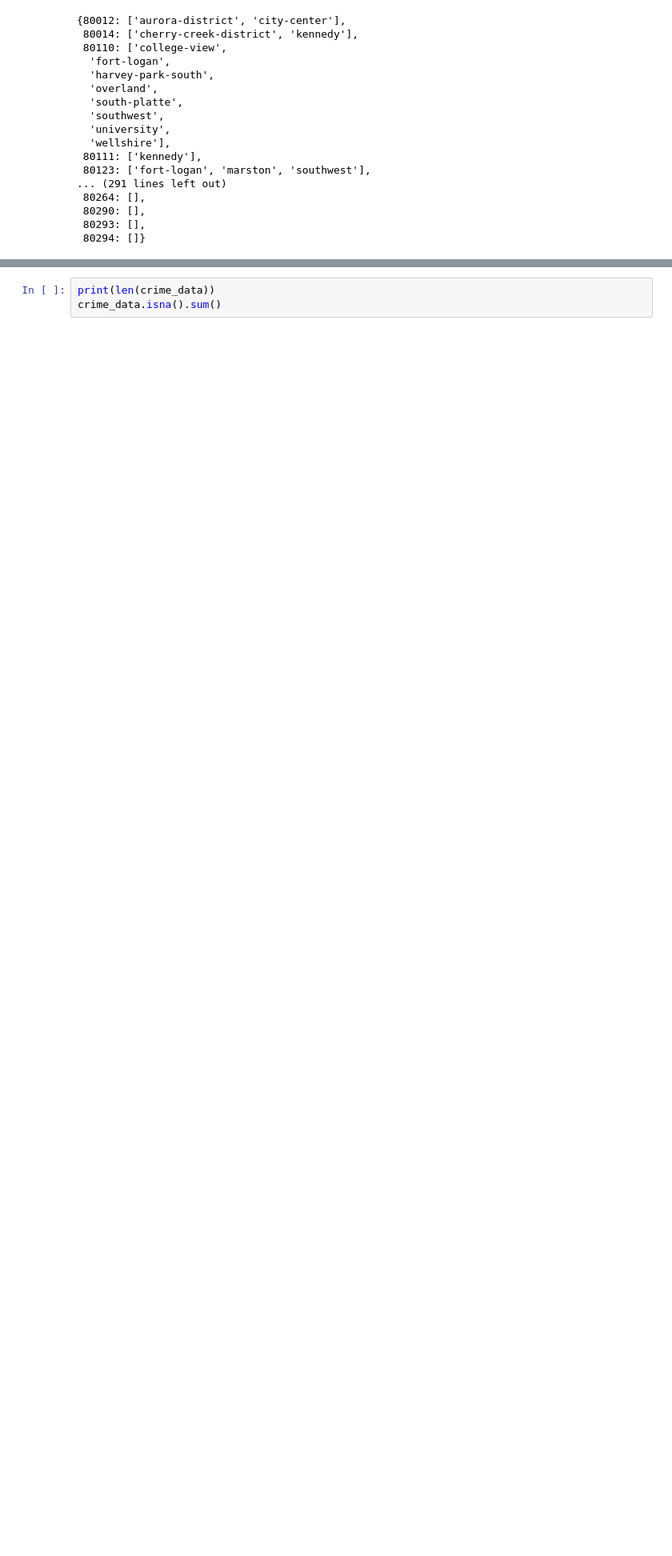
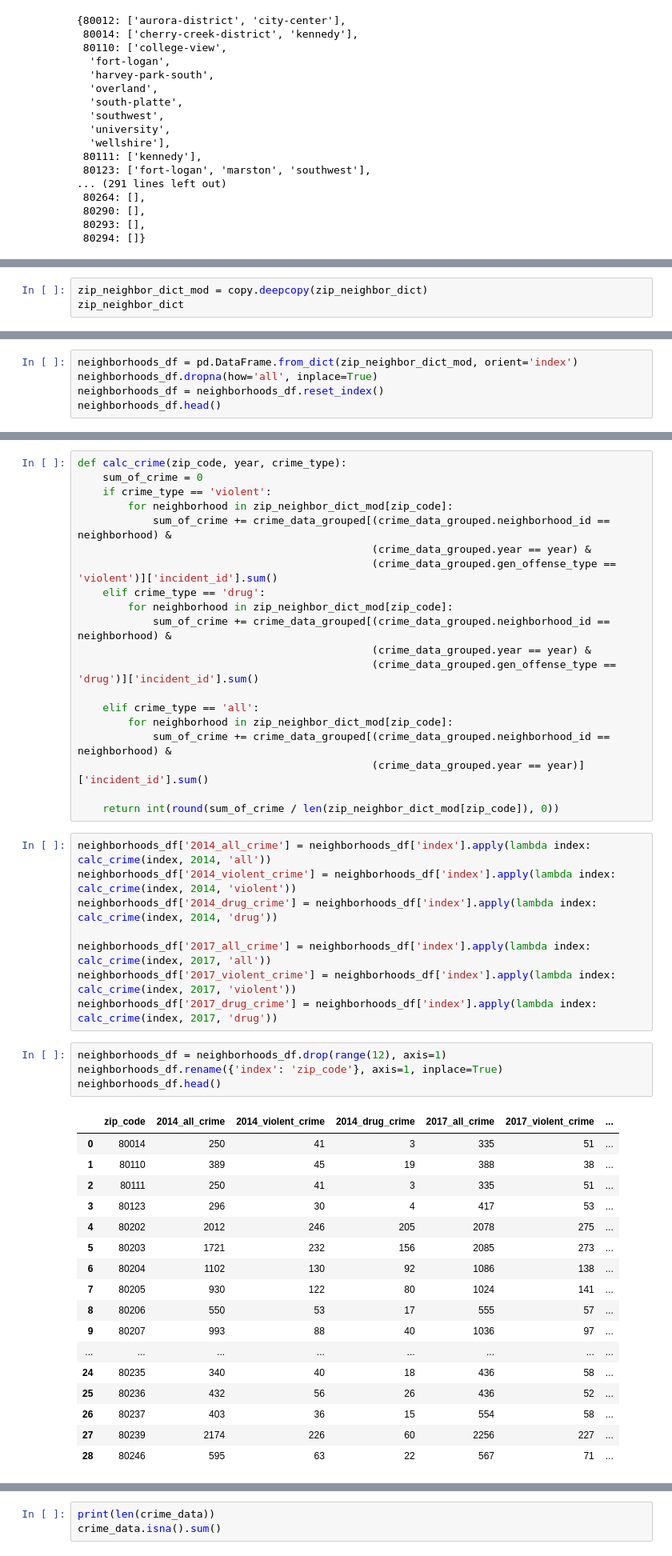
Before and after one commit to zapatos24/Mod_3_Final_Project, a Jupyter notebook: mod_3_final_project_jeremy_wip.ipynb, the cells around one changed output, grey strips where cells are left out. Shown: that part at 80% size. Cells and saved outputs as stored; diff of their text form; blank space fills up the shorter version.

```diff
--- a/mod_3_final_project_jeremy_wip.ipynb
+++ b/mod_3_final_project_jeremy_wip.ipynb
@@ -194,0 +246,3 @@ for key,value in zip_neighbor_dict:
+# %%
+zip_neighbor_dict_mod = copy.deepcopy(zip_neighbor_dict)
+zip_neighbor_dict
@@ -194,0 +323,5 @@ for key,value in zip_neighbor_dict:
+# %%
+neighborhoods_df = pd.DataFrame.from_dict(zip_neighbor_dict_mod, orient='index')
+neighborhoods_df.dropna(how='all', inplace=True)
+neighborhoods_df = neighborhoods_df.reset_index()
+neighborhoods_df.head()
@@ -194,0 +335,50 @@ for key,value in zip_neighbor_dict:
+# %%
+def calc_crime(zip_code, year, crime_type):
+    sum_of_crime = 0
+    if crime_type == 'violent':
+        for neighborhood in zip_neighbor_dict_mod[zip_code]:
+            sum_of_crime += crime_data_grouped[(crime_data_grouped.neighborhood_id == neighborhood) &
+                                               (crime_data_grouped.year == year) &
+                                               (crime_data_grouped.gen_offense_type == 'violent')]['incident_id'].sum()
+    elif crime_type == 'drug':
+        for neighborhood in zip_neighbor_dict_mod[zip_code]:
+            sum_of_crime += crime_data_grouped[(crime_data_grouped.neighborhood_id == neighborhood) &
+                                               (crime_data_grouped.year == year) &
+                                               (crime_data_grouped.gen_offense_type == 'drug')]['incident_id'].sum()
+
+    elif crime_type == 'all':
+        for neighborhood in zip_neighbor_dict_mod[zip_code]:
+            sum_of_crime += crime_data_grouped[(crime_data_grouped.neighborhood_id == neighborhood) &
+                                               (crime_data_grouped.year == year)]['incident_id'].sum()
+
+    return int(round(sum_of_crime / len(zip_neighbor_dict_mod[zip_code]), 0))
+# %%
+neighborhoods_df['2014_all_crime'] = neighborhoods_df['index'].apply(lambda index: calc_crime(index, 2014, 'all'))
+neighborhoods_df['2014_violent_crime'] = neighborhoods_df['index'].apply(lambda index: calc_crime(index, 2014, 'violent'))
+neighborhoods_df['2014_drug_crime'] = neighborhoods_df['index'].apply(lambda index: calc_crime(index, 2014, 'drug'))
+
+neighborhoods_df['2017_all_crime'] = neighborhoods_df['index'].apply(lambda index: calc_crime(index, 2017, 'all'))
+neighborhoods_df['2017_violent_crime'] = neighborhoods_df['index'].apply(lambda index: calc_crime(index, 2017, 'violent'))
+neighborhoods_df['2017_drug_crime'] = neighborhoods_df['index'].apply(lambda index: calc_crime(index, 2017, 'drug'))
+# %%
+neighborhoods_df = neighborhoods_df.drop(range(12), axis=1)
+neighborhoods_df.rename({'index': 'zip_code'}, axis=1, inplace=True)
+neighborhoods_df.head()
+# %% [output]
+|  | zip_code | 2014_all_crime | 2014_violent_crime | 2014_drug_crime | 2017_all_crime | 2017_violent_crime | ... |
+| 0 | 80014 | 250 | 41 | 3 | 335 | 51 | ... |
+| 1 | 80110 | 389 | 45 | 19 | 388 | 38 | ... |
+| 2 | 80111 | 250 | 41 | 3 | 335 | 51 | ... |
+| 3 | 80123 | 296 | 30 | 4 | 417 | 53 | ... |
+| 4 | 80202 | 2012 | 246 | 205 | 2078 | 275 | ... |
+| 5 | 80203 | 1721 | 232 | 156 | 2085 | 273 | ... |
+| 6 | 80204 | 1102 | 130 | 92 | 1086 | 138 | ... |
+| 7 | 80205 | 930 | 122 | 80 | 1024 | 141 | ... |
+| 8 | 80206 | 550 | 53 | 17 | 555 | 57 | ... |
+| 9 | 80207 | 993 | 88 | 40 | 1036 | 97 | ... |
+| ... | ... | ... | ... | ... | ... | ... | ... |
+| 24 | 80235 | 340 | 40 | 18 | 436 | 58 | ... |
+| 25 | 80236 | 432 | 56 | 26 | 436 | 52 | ... |
+| 26 | 80237 | 403 | 36 | 15 | 554 | 58 | ... |
+| 27 | 80239 | 2174 | 226 | 60 | 2256 | 227 | ... |
+| 28 | 80246 | 595 | 63 | 22 | 567 | 71 | ... |
```
Also changed, not shown: parts of 15 cells of this notebook.
